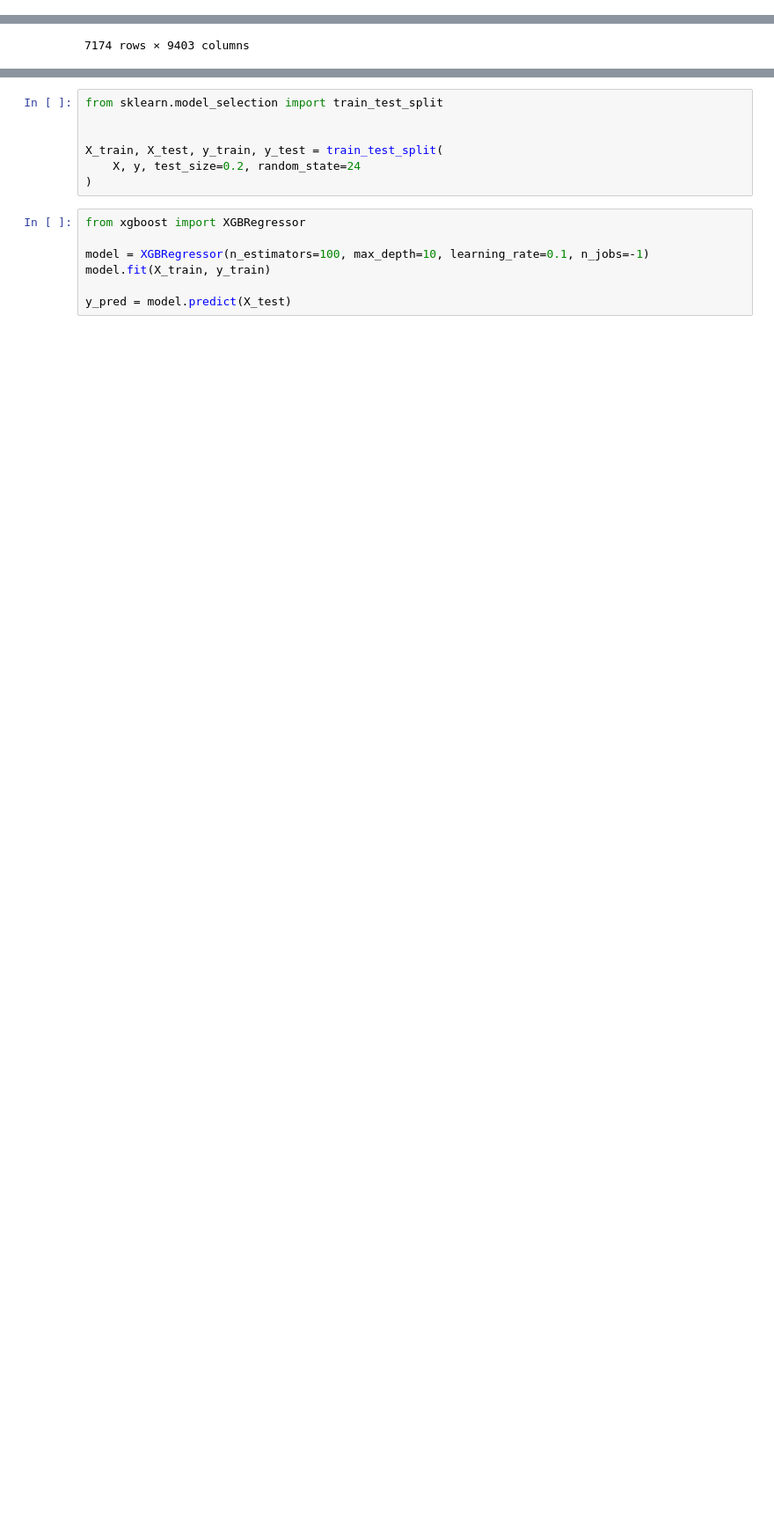
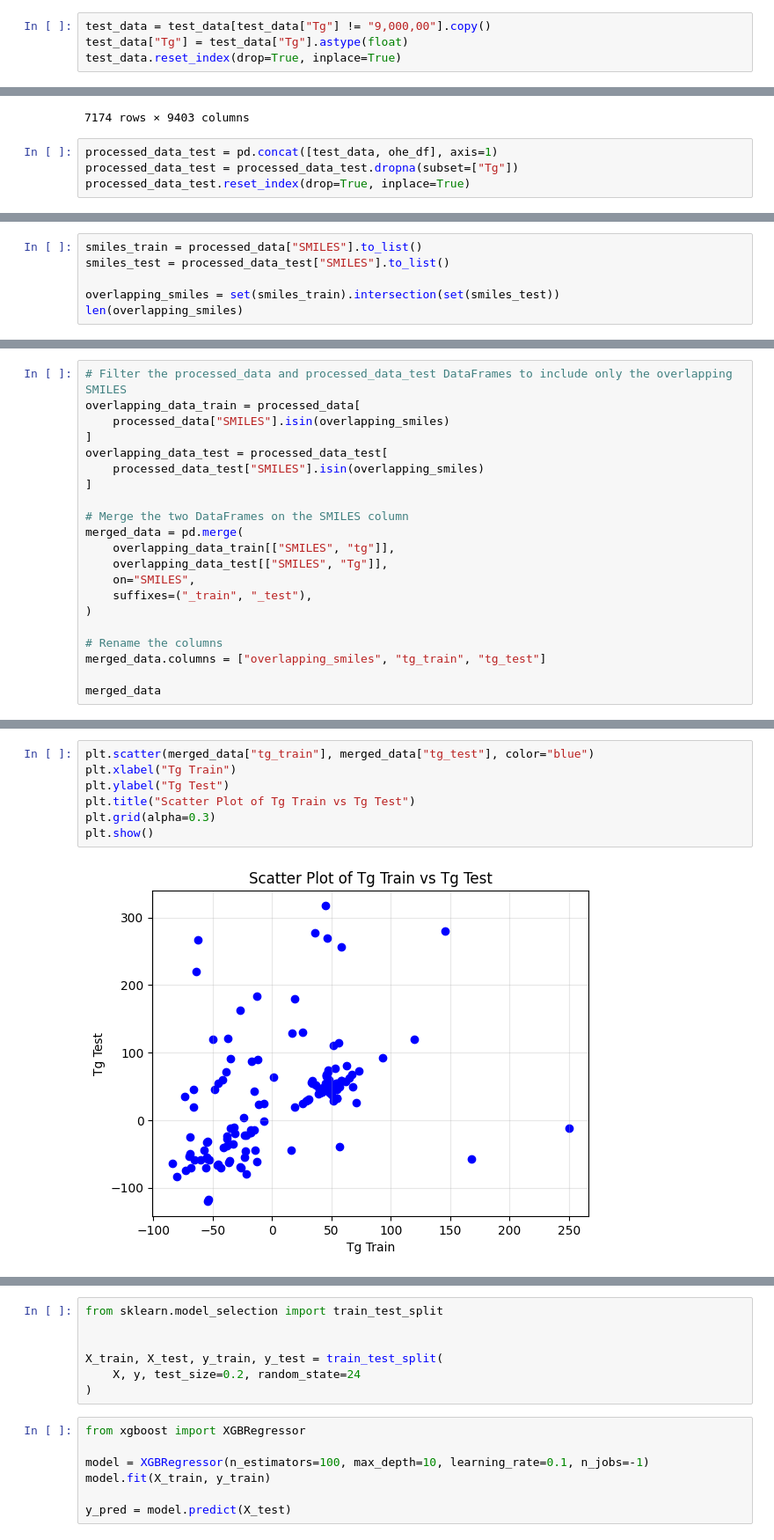
Before and after one commit to ibrahimberb/PiNO_2025, a Jupyter notebook: mdpi_polimers_AB2.ipynb, the cells around one changed output, grey strips where cells are left out. Shown at 88% size. Saved outputs shown, nothing was run; the diff lists cells and outputs as text; blank space fills up the shorter version.

```diff
--- a/mdpi_polimers_B4.ipynb
+++ b/mdpi_polimers_AB2.ipynb
@@ -25,3 +44,7 @@ data
+# %%
+test_data = test_data[test_data["Tg"] != "9,000,00"].copy()
+test_data["Tg"] = test_data["Tg"].astype(float)
+test_data.reset_index(drop=True, inplace=True)
 # %%
 data["tg"].describe()
 # %% [output]
@@ -179,3 +213,7 @@ processed_data
 | 7172 | *CC(F)(F)C1(F)CC(C(O)(C(F)(F)F)C(... | 118.0 | [0, 0, 0, 0, 1, 0, 0, 0, 0, 0, 0,... | 0 | 0 | 0 | 0 | 1 | 0 | 0 | ... |
 | 7173 | *CC(*)(F)C(=O)OCC(Cl)(Cl)Cl | 127.0 | [0, 0, 0, 0, 1, 0, 0, 0, 0, 0, 0,... | 0 | 0 | 0 | 0 | 1 | 0 | 0 | ... |
 7174 rows × 9403 columns
+# %%
+processed_data_test = pd.concat([test_data, ohe_df], axis=1)
+processed_data_test = processed_data_test.dropna(subset=["Tg"])
+processed_data_test.reset_index(drop=True, inplace=True)
@@ -181,0 +263,6 @@ processed_data
+# %%
+smiles_train = processed_data["SMILES"].to_list()
+smiles_test = processed_data_test["SMILES"].to_list()
+
+overlapping_smiles = set(smiles_train).intersection(set(smiles_test))
+len(overlapping_smiles)
@@ -181,0 +271,21 @@ processed_data
+# %%
+# Filter the processed_data and processed_data_test DataFrames to include only the overlapping SMILES
+overlapping_data_train = processed_data[
+    processed_data["SMILES"].isin(overlapping_smiles)
+]
+overlapping_data_test = processed_data_test[
+    processed_data_test["SMILES"].isin(overlapping_smiles)
+]
+
+# Merge the two DataFrames on the SMILES column
+merged_data = pd.merge(
+    overlapping_data_train[["SMILES", "tg"]],
+    overlapping_data_test[["SMILES", "Tg"]],
+    on="SMILES",
+    suffixes=("_train", "_test"),
+)
+
+# Rename the columns
+merged_data.columns = ["overlapping_smiles", "tg_train", "tg_test"]
+
+merged_data
@@ -181,0 +326,9 @@ processed_data
+# %%
+plt.scatter(merged_data["tg_train"], merged_data["tg_test"], color="blue")
+plt.xlabel("Tg Train")
+plt.ylabel("Tg Test")
+plt.title("Scatter Plot of Tg Train vs Tg Test")
+plt.grid(alpha=0.3)
+plt.show()
+# %% [output]
+[figure, added]
```
Also changed, not shown: parts of 18 cells of this notebook, 8 other files.
